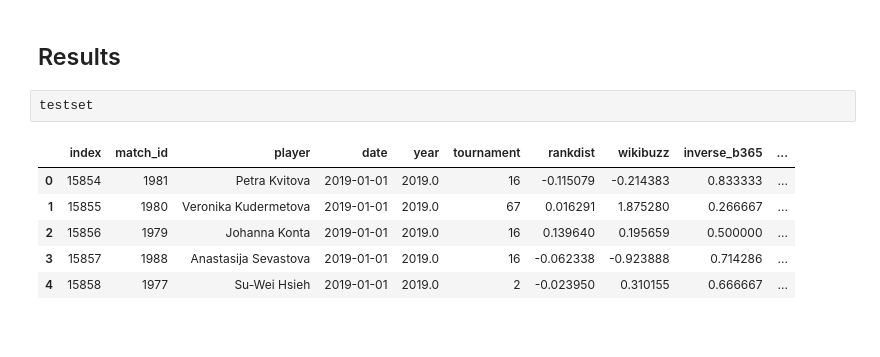
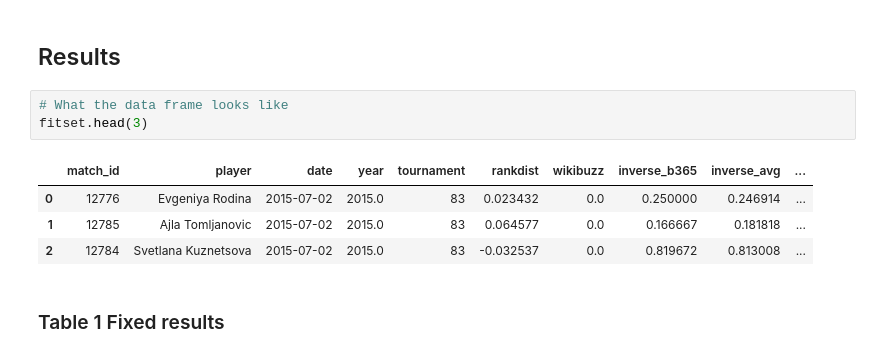
Before and after one commit to Faxulous/notFeelingTheBuzz, a Jupyter notebook: results/replication_and_correction.ipynb, the cells around one changed output. Saved outputs shown, nothing was run; the diff lists cells and outputs as text; blank space fills up the shorter version.

```diff
--- a/results/replication_and_correction.ipynb
+++ b/results/replication_and_correction.ipynb
@@ -230,12 +229,13 @@ def correct_kelly_plot_results():
 # %% [markdown]
 ## Results
-# %%
-testset
-# %% [output]
-|  | index | match_id | player | date | year | tournament | rankdist | wikibuzz | inverse_b365 | ... |
-| 0 | 15854 | 1981 | Petra Kvitova | 2019-01-01 | 2019.0 | 16 | -0.115079 | -0.214383 | 0.833333 | ... |
-| 1 | 15855 | 1980 | Veronika Kudermetova | 2019-01-01 | 2019.0 | 67 | 0.016291 | 1.875280 | 0.266667 | ... |
-| 2 | 15856 | 1979 | Johanna Konta | 2019-01-01 | 2019.0 | 16 | 0.139640 | 0.195659 | 0.500000 | ... |
-| 3 | 15857 | 1988 | Anastasija Sevastova | 2019-01-01 | 2019.0 | 16 | -0.062338 | -0.923888 | 0.714286 | ... |
-| 4 | 15858 | 1977 | Su-Wei Hsieh | 2019-01-01 | 2019.0 | 2 | -0.023950 | 0.310155 | 0.666667 | ... |
+# %%
+# What the data frame looks like
+fitset.head(3)
+# %% [output]
+|  | match_id | player | date | year | tournament | rankdist | wikibuzz | inverse_b365 | inverse_avg | ... |
+| 0 | 12776 | Evgeniya Rodina | 2015-07-02 | 2015.0 | 83 | 0.023432 | 0.0 | 0.250000 | 0.246914 | ... |
+| 1 | 12785 | Ajla Tomljanovic | 2015-07-02 | 2015.0 | 83 | 0.064577 | 0.0 | 0.166667 | 0.181818 | ... |
+| 2 | 12784 | Svetlana Kuznetsova | 2015-07-02 | 2015.0 | 83 | -0.032537 | 0.0 | 0.819672 | 0.813008 | ... |
+# %% [markdown]
+### Table 1 Fixed results
 # %%
```
Also changed, not shown: parts of 28 cells of this notebook.
